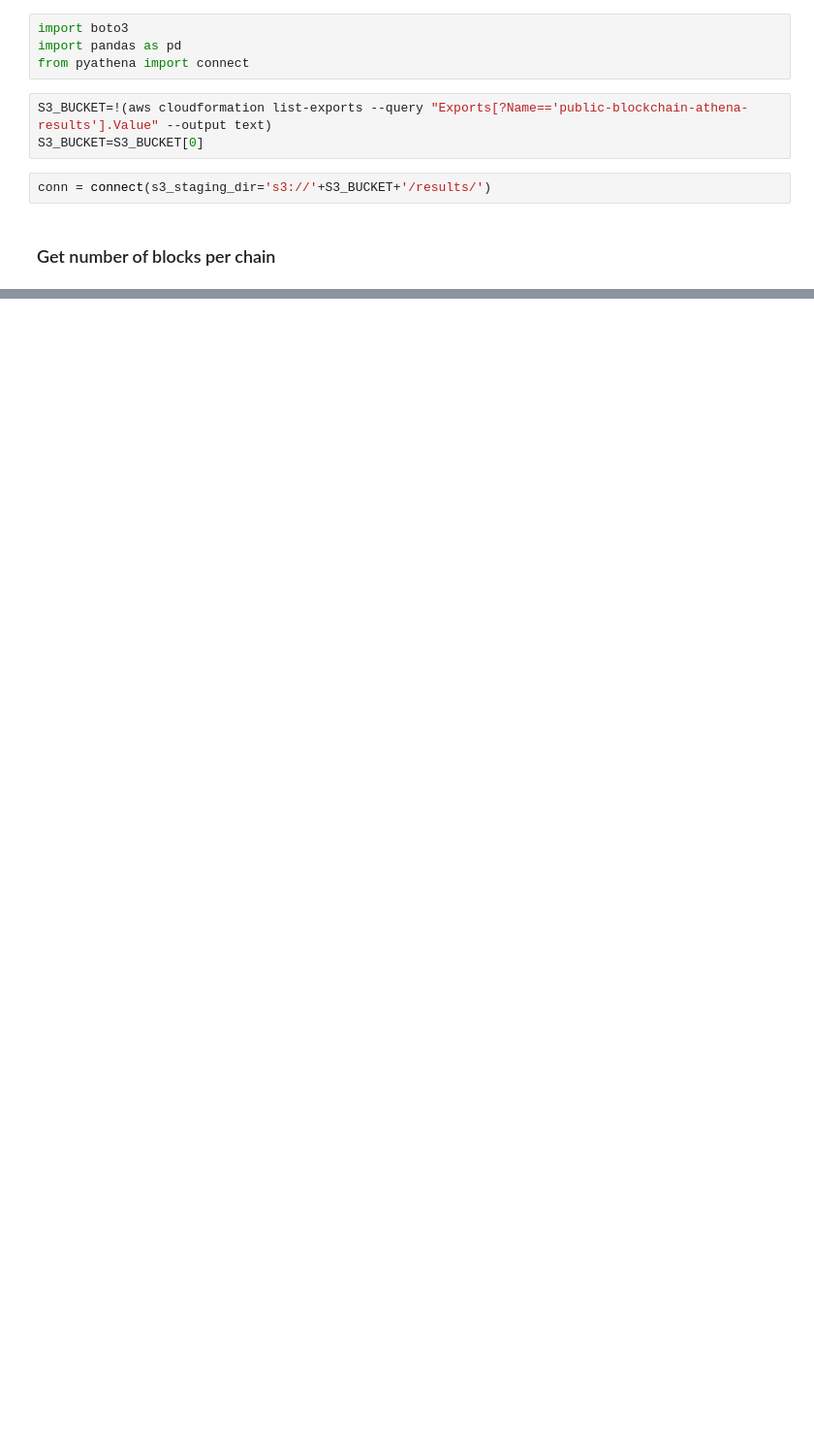
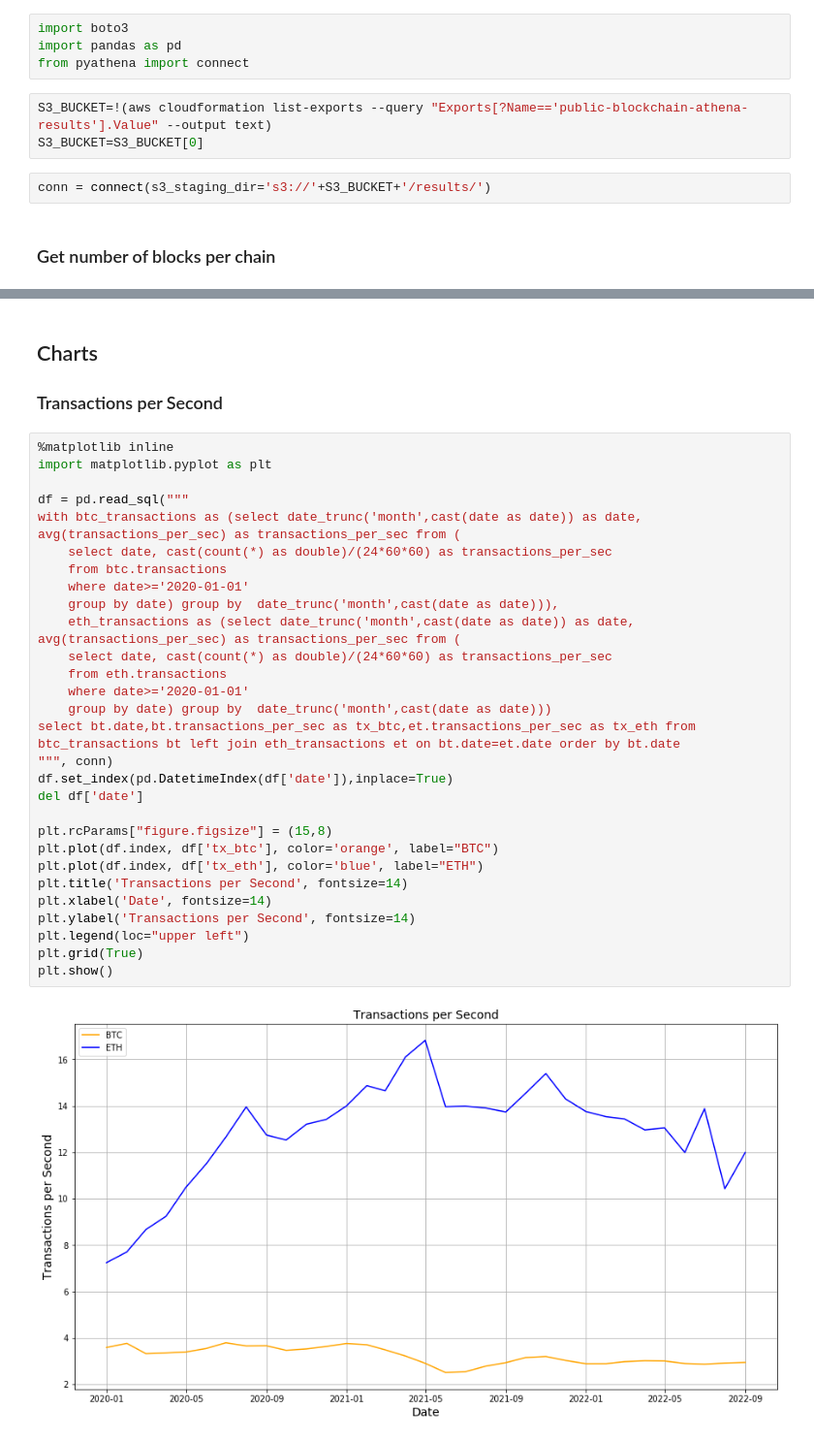
Before and after one commit to aws-solutions-library-samples/guidance-for-digital-assets-on-aws, a Jupyter notebook: analytics/consumer/sagemaker/cross-chain-analytics.ipynb, the cells around one changed output, grey strips where cells are left out. Shown: that part at 97% size. Drawn from its saved outputs; the diff is of its cells as text; blank space fills up the shorter version.

```diff
--- a/analytics/consumer/sagemaker/cross-chain-analytics.ipynb
+++ b/analytics/consumer/sagemaker/cross-chain-analytics.ipynb
@@ -33,0 +53,35 @@ df
+# %% [markdown]
+## Charts
+
+### Transactions per Second
+# %%
+%matplotlib inline
+import matplotlib.pyplot as plt
+
+df = pd.read_sql("""
+with btc_transactions as (select date_trunc('month',cast(date as date)) as date, avg(transactions_per_sec) as transactions_per_sec from (
+    select date, cast(count(*) as double)/(24*60*60) as transactions_per_sec
+    from btc.transactions
+    where date>='2020-01-01'
+    group by date) group by  date_trunc('month',cast(date as date))),
+    eth_transactions as (select date_trunc('month',cast(date as date)) as date, avg(transactions_per_sec) as transactions_per_sec from (
+    select date, cast(count(*) as double)/(24*60*60) as transactions_per_sec
+    from eth.transactions
+    where date>='2020-01-01'
+    group by date) group by  date_trunc('month',cast(date as date)))
+select bt.date,bt.transactions_per_sec as tx_btc,et.transactions_per_sec as tx_eth from btc_transactions bt left join eth_transactions et on bt.date=et.date order by bt.date
+""", conn)
+df.set_index(pd.DatetimeIndex(df['date']),inplace=True)
+del df['date']
+
+plt.rcParams["figure.figsize"] = (15,8)
+plt.plot(df.index, df['tx_btc'], color='orange', label="BTC")
+plt.plot(df.index, df['tx_eth'], color='blue', label="ETH")
+plt.title('Transactions per Second', fontsize=14)
+plt.xlabel('Date', fontsize=14)
+plt.ylabel('Transactions per Second', fontsize=14)
+plt.legend(loc="upper left")
+plt.grid(True)
+plt.show()
+# %% [output]
+[figure, added]
```
Also changed, not shown: parts of 6 cells of this notebook, 2 other files.
